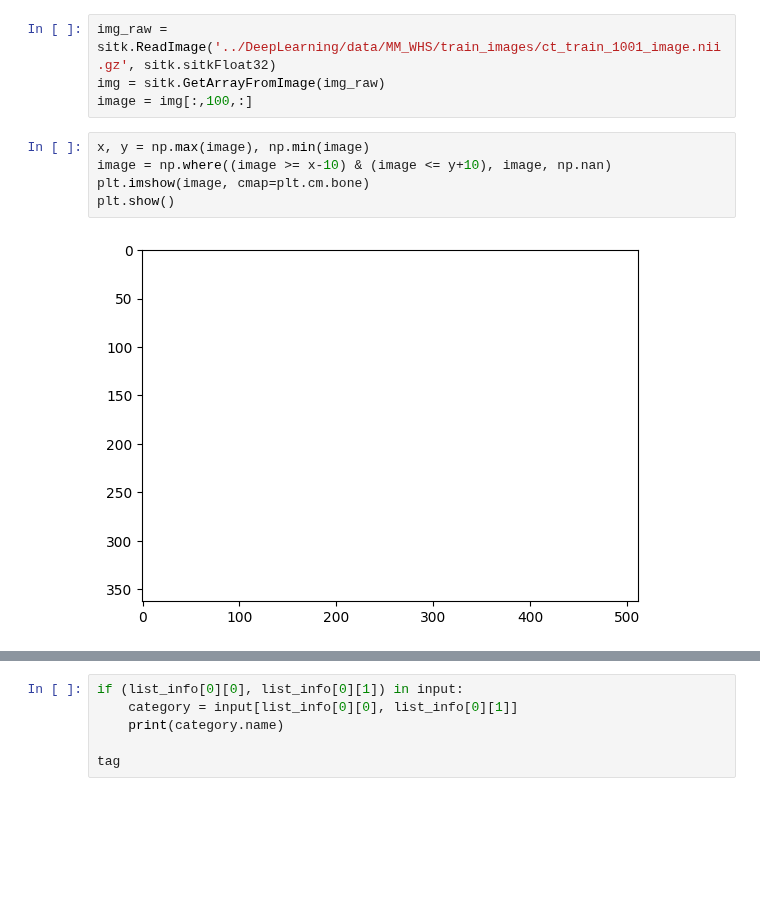
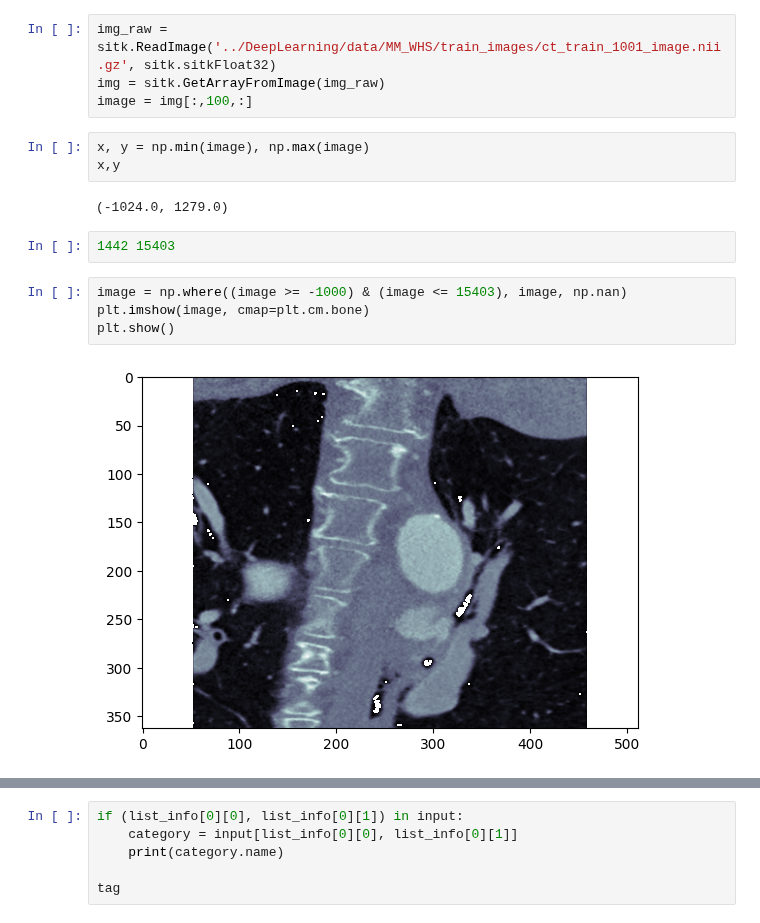
Before and after one commit to VISEF-ISEF-team/VasculAR, a Jupyter notebook: GUIApp/test.ipynb, the cells around one changed output, grey strips where cells are left out. Saved outputs shown, nothing was run; the diff lists cells and outputs as text; blank space fills up the shorter version.

```diff
--- a/GUIApp/test.ipynb
+++ b/GUIApp/test.ipynb
@@ -48,10 +48,16 @@ dict_info
 img_raw = sitk.ReadImage('../DeepLearning/data/MM_WHS/train_images/ct_train_1001_image.nii.gz', sitk.sitkFloat32)
 img = sitk.GetArrayFromImage(img_raw)
 image = img[:,100,:]
+# %%
+x, y = np.min(image), np.max(image)
+x,y
+# %% [output]
+(-1024.0, 1279.0)
+# %%
+1442 15403
 # %%
-x, y = np.max(image), np.min(image)
-image = np.where((image >= x-10) & (image <= y+10), image, np.nan)
+image = np.where((image >= -1000) & (image <= 15403), image, np.nan)
 plt.imshow(image, cmap=plt.cm.bone)
 plt.show()
 # %% [output]
-[figure, old version]
+[figure, new version]
```
Also changed, not shown: parts of 2 cells of this notebook, 2 other files.
